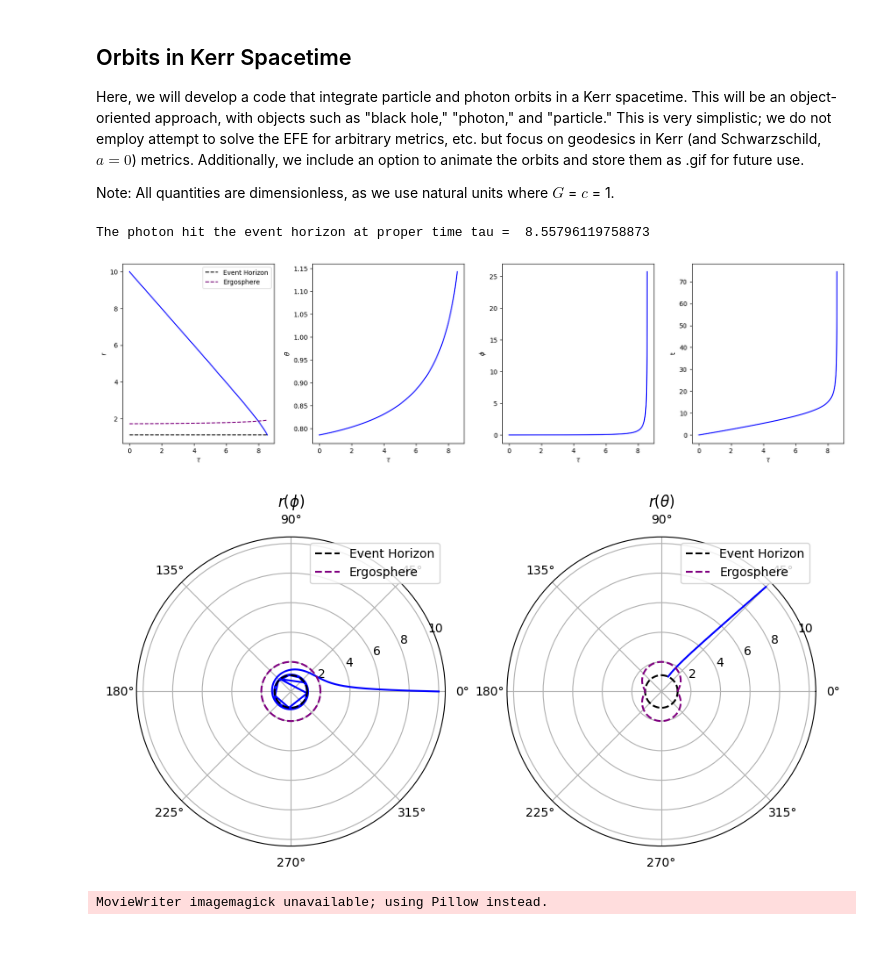
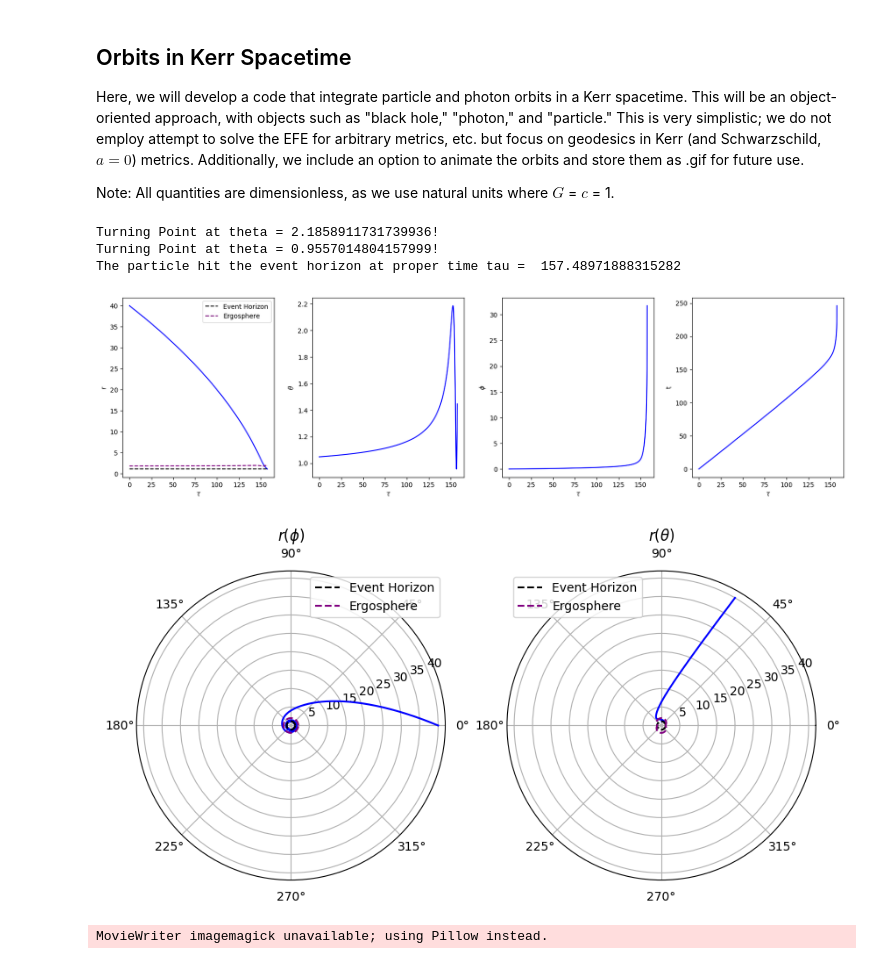
Before and after one commit to yashgursahani/astr680_project, a Jupyter notebook: BH_orbits.ipynb, the cells around one changed output. Drawn from its saved outputs; the diff is of its cells as text; code cells hidden in the pictures.

```diff
--- a/BH_orbits.ipynb
+++ b/BH_orbits.ipynb
@@ -798,24 +798,26 @@ def plot_trajectory(particle, pos, tau):
     ax[1].legend()
 # %%
 # Test for particle orbit (Zoom-Whirl; Levin and Perez-Giz 2008)
-# alice = Particle(r = 5, l = 2, E = 0.916235, theta = np.pi/2, BH = BlackHole(mass = 1, spin = 0.995))
-# tau_alice, pos_alice = alice.propagate(alice.pos, tf = 350)
+alice = Particle(r = 40, l = 2, Q = 2, E = 0.99, theta = np.pi/3, BH = BlackHole(mass = 1, spin = 0.99))
+tau_alice, pos_alice = alice.propagate(alice.pos, tf = 300)
 
 # Test for photon orbit out of the plane
-bob = Photon(r = 10, l = 0, E = 1, theta = np.pi/4, BH = BlackHole(mass = 1, spin = 0.995))
-tau_bob, pos_bob = bob.propagate(bob.pos, tf = 350)
+# bob = Photon(r = 10, l = 0, E = 1, theta = np.pi/4, BH = BlackHole(mass = 1, spin = 0.995))
+# tau_bob, pos_bob = bob.propagate(bob.pos, tf = 350)
 # %% [output]
-The photon hit the event horizon at proper time tau =  8.55796119758873
+Turning Point at theta = 2.1858911731739936!
+Turning Point at theta = 0.9557014804157999!
+The particle hit the event horizon at proper time tau =  157.48971888315282
 # %%
-# plot_coords(alice, pos_alice, tau_alice)
-plot_coords(bob, pos_bob, tau_bob)
+plot_coords(alice, pos_alice, tau_alice)
+# plot_coords(bob, pos_bob, tau_bob)
 # %% [output]
-[figure, old version]
+[figure, new version]
 # %%
-#plot_trajectory(alice, pos_alice, tau_alice)
-plot_trajectory(bob, pos_bob, tau_bob)
+plot_trajectory(alice, pos_alice, tau_alice)
+# plot_trajectory(bob, pos_bob, tau_bob)
 # %% [output]
-[figure, old version]
+[figure, new version]
 # %%
 animate(bob, pos_bob, tau_bob, trail_length = len(tau_bob), frames = 1000, filename = "zw_916235_2_995.gif")
 # %% [output]
```
Also changed, not shown: 26 other files.
